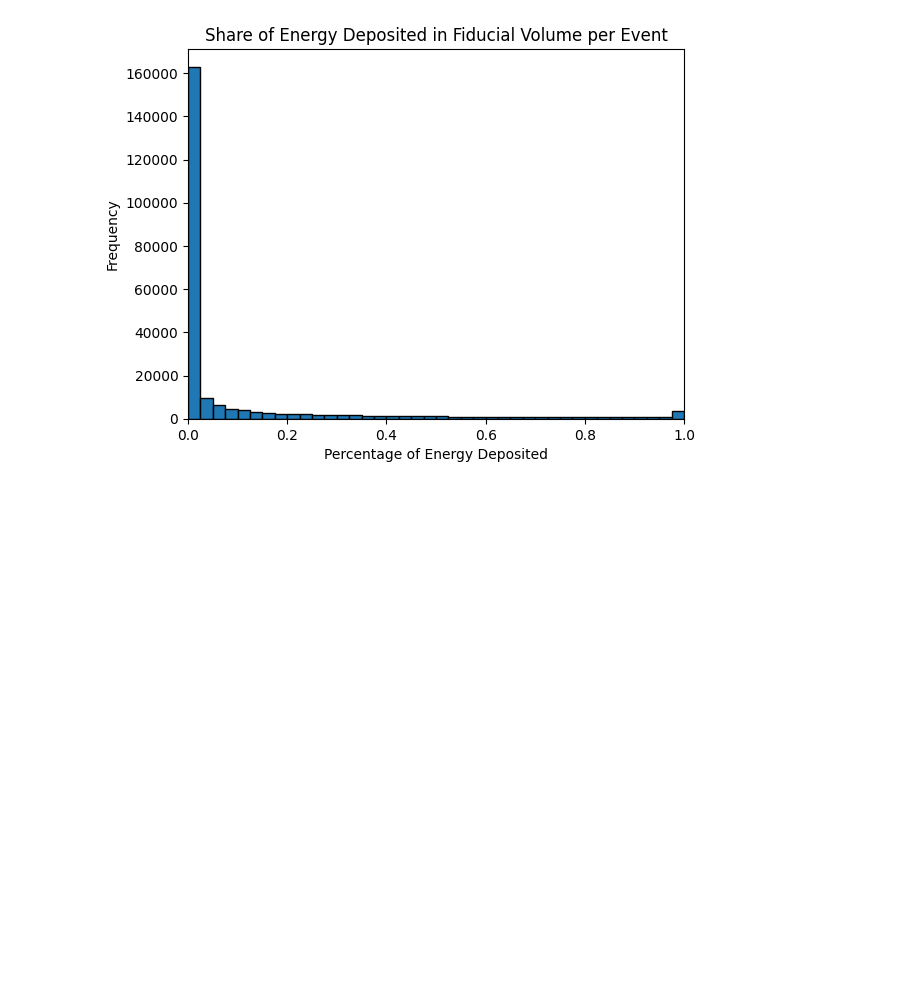
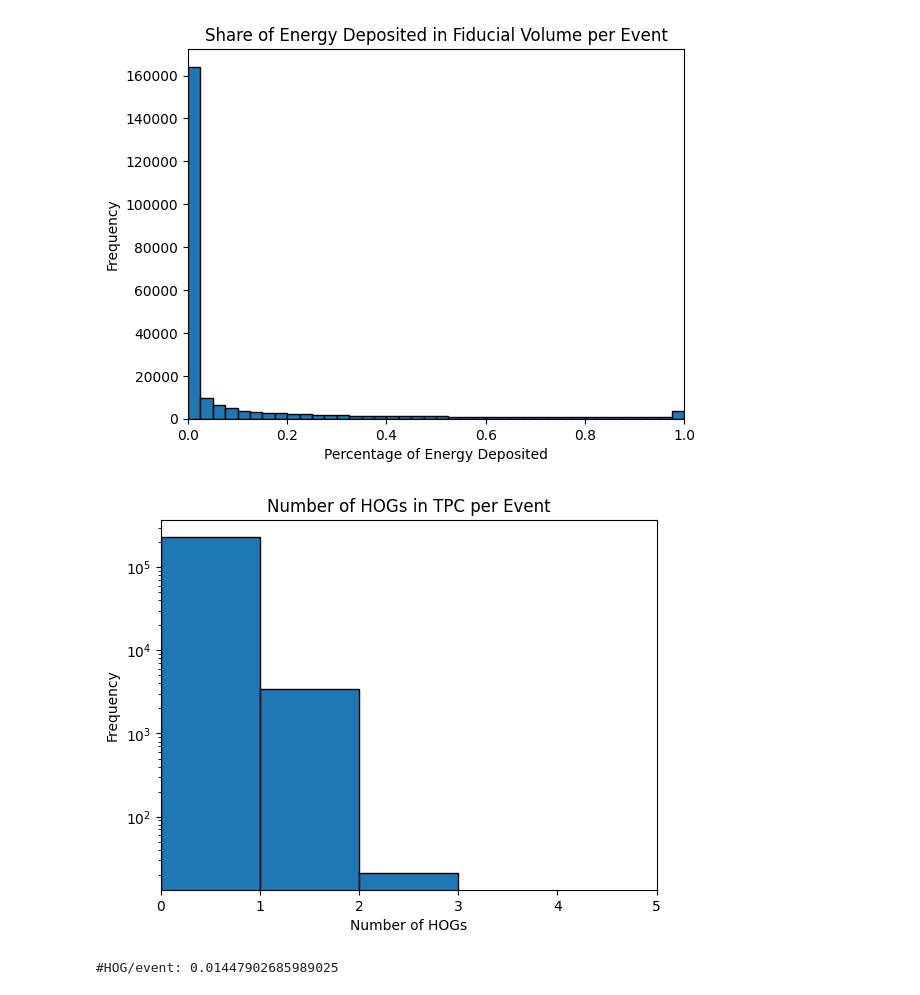
Before and after one commit to vaccarojohn/SNeNDSim, a Jupyter notebook: edepsim/dirt/dirt_segment_analysis.ipynb, the cells around one changed output. Saved outputs shown, nothing was run; the diff lists cells and outputs as text; code cells hidden in the pictures; blank space fills up the shorter version.

```diff
--- a/edepsim/dirt/dirt_segment_analysis.ipynb
+++ b/edepsim/dirt/dirt_segment_analysis.ipynb
@@ -196,3 +196,23 @@ plt.title('Share of Energy Deposited in Fiducial Volume per Event')
 plt.show()
 # %% [output]
 [figure]
+# %%
+# Number of HOG particles in TPC per event
+
+# Define bins
+bins = np.arange(0, 6, 1)
+plt.hist(data['numhog'], bins=bins, edgecolor='black')
+plt.xlim(0, 5)
+
+# Axis labels
+plt.yscale('log')
+plt.xlabel('Number of HOGs')
+plt.ylabel('Frequency')
+plt.title('Number of HOGs in TPC per Event')
+
+plt.show()
+
+print("#HOG/event: " + str(np.sum(data['numhog'] != 0) / len(data['numhog'])))
+# %% [output]
+[figure, added]
+#HOG/event: 0.01447902685989025
```
Also changed, not shown: parts of 9 cells of this notebook, 16 other files.
